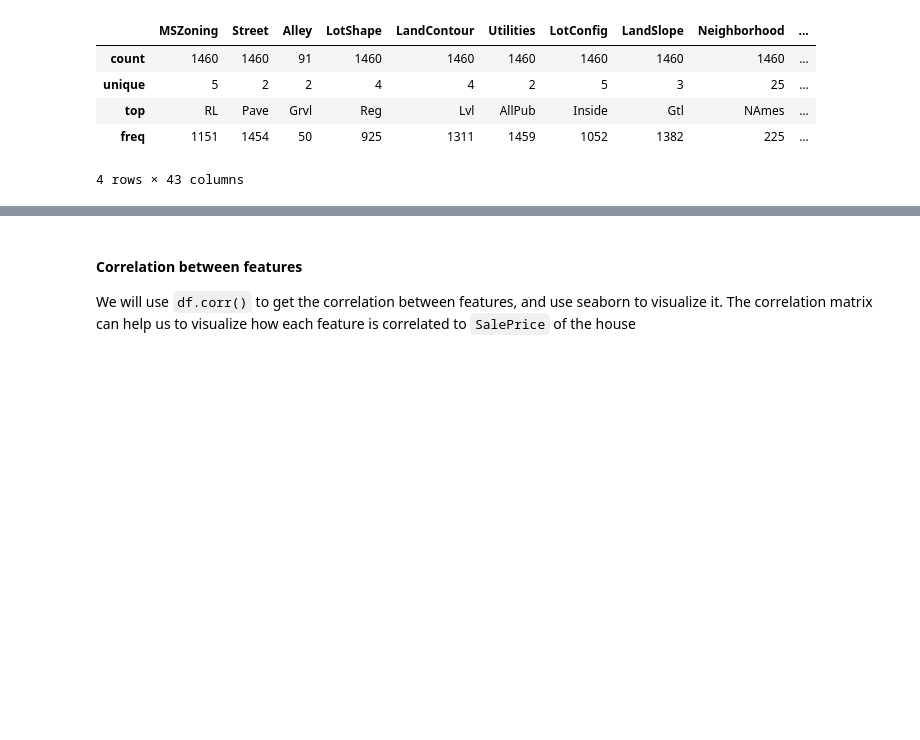
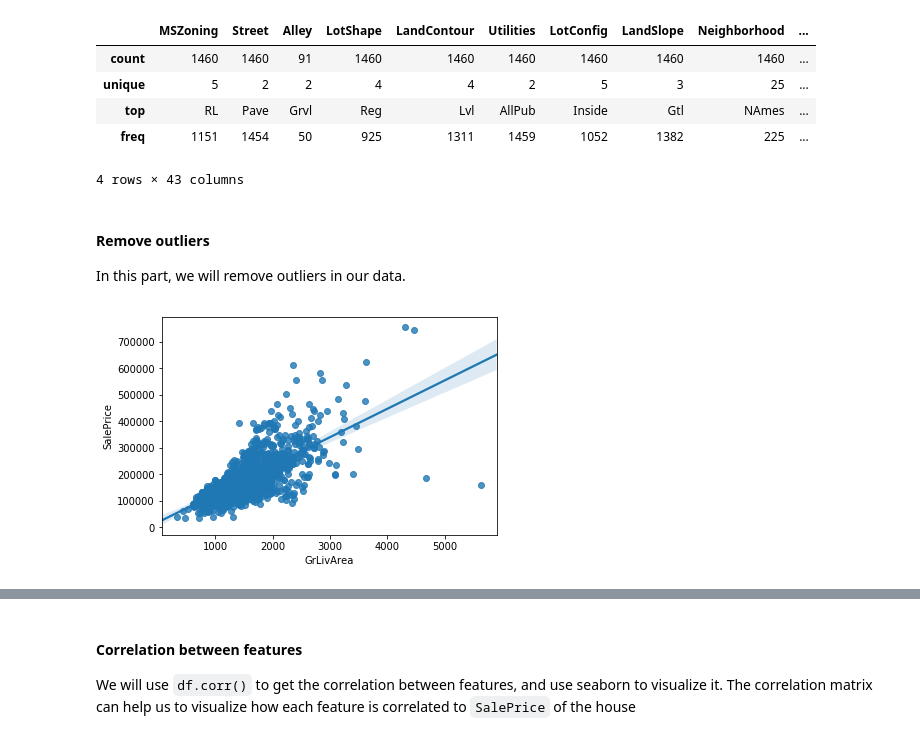
Before and after one commit to r4ghu/IntroToPandas, a Jupyter notebook: Intro to Pandas.ipynb, the cells around one changed output, grey strips where cells are left out. Saved outputs shown, nothing was run; the diff lists cells and outputs as text; code cells hidden in the pictures; blank space fills up the shorter version.

```diff
--- a/Intro to Pandas.ipynb
+++ b/Intro to Pandas.ipynb
@@ -174,3 +177,13 @@ train.describe(include=['object'])
 | top | RL | Pave | Grvl | Reg | Lvl | AllPub | Inside | Gtl | NAmes | ... |
 | freq | 1151 | 1454 | 50 | 925 | 1311 | 1459 | 1052 | 1382 | 225 | ... |
 4 rows × 43 columns
+# %% [markdown]
+#### Remove outliers
+
+In this part, we will remove outliers in our data.
+# %%
+# Checking for outliers in GrLivArea as indicated in dataset documentation
+sns.regplot(x=train['GrLivArea'], y=train['SalePrice'], fit_reg=True)
+plt.show()
+# %% [output]
+[figure, added]
```
Also changed, not shown: parts of 20 cells of this notebook.
